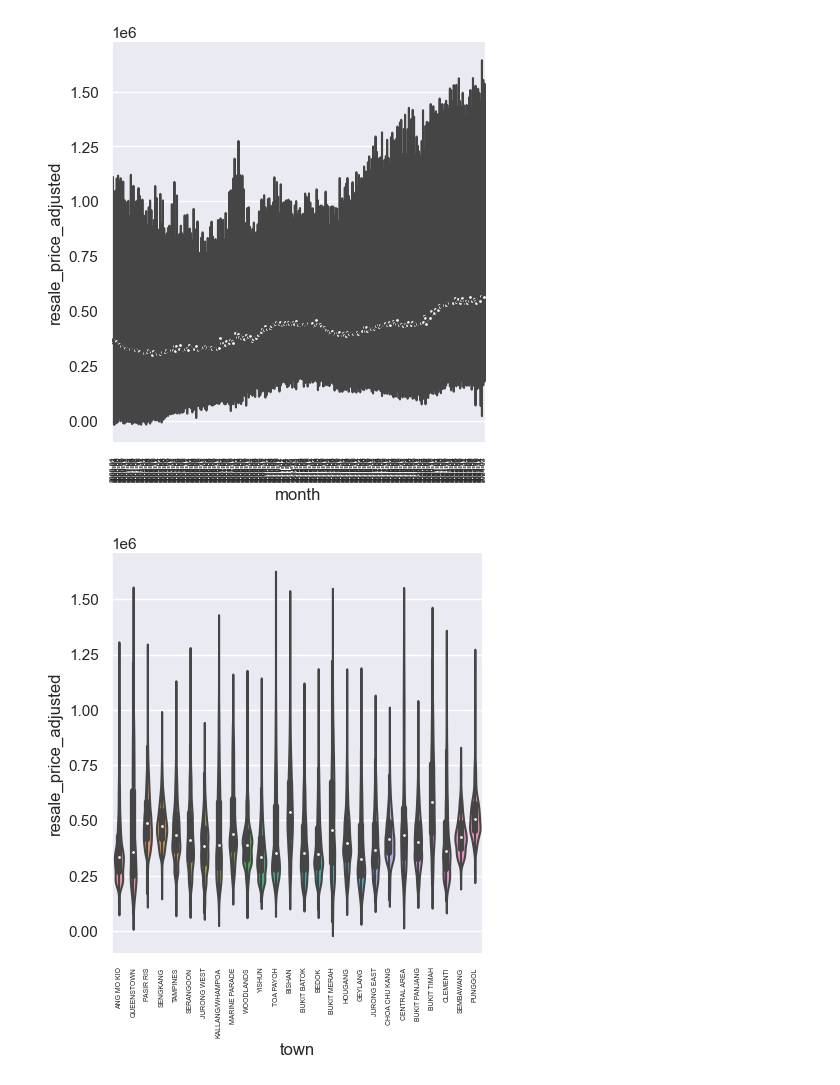
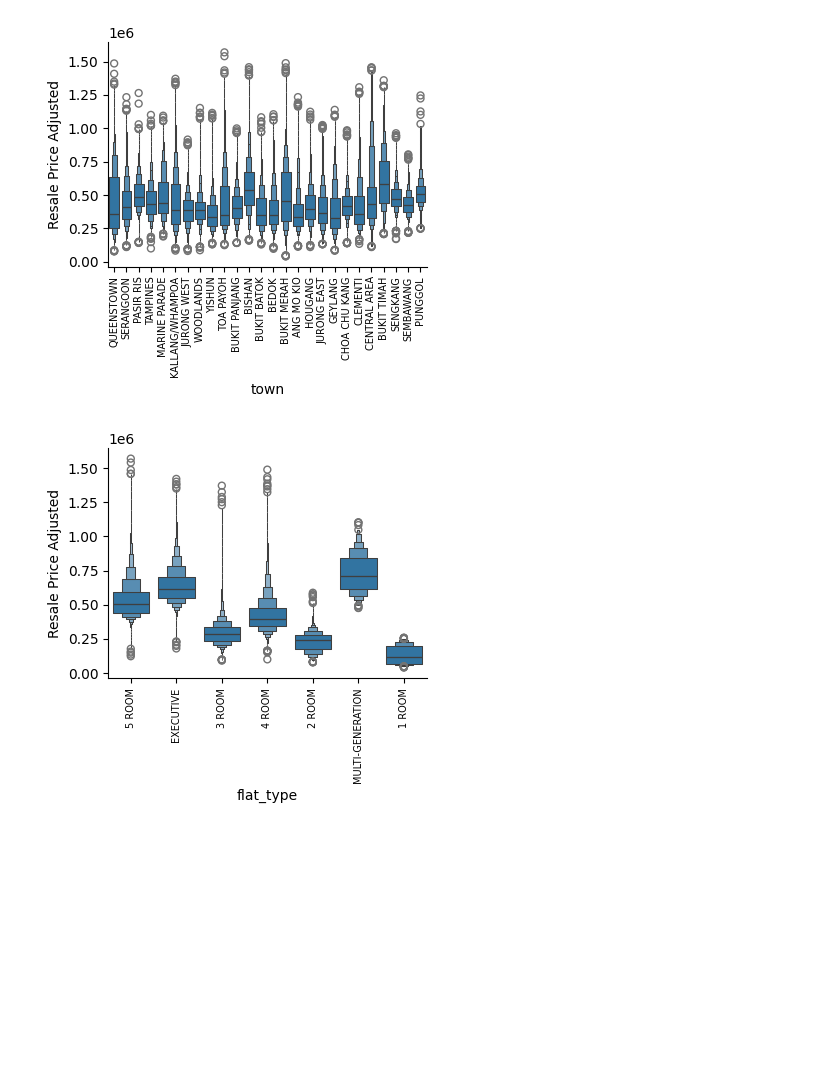
Before and after one commit to KuroInit/HDB-Resale-Price-Predict, a Jupyter notebook: data_prep.ipynb, the cells around one changed output. Drawn from its saved outputs; the diff is of its cells as text; code cells hidden in the pictures; blank space fills up the shorter version.

Commit message:
Update
- Cleaned up data-prep
- New notebook for all models

```diff
--- a/data_prep.ipynb
+++ b/data_prep.ipynb
@@ -59,0 +62,6 @@ dtype: object
+# %%
+raw_CPIData = pd.read_csv('data/raw_data/CPID.csv',header=None)
+t_CPIData = raw_CPIData.T
+t_CPIData.columns=t_CPIData.iloc[0]
+CPIData= t_CPIData.drop(0)
+CPIData.head()
@@ -59,0 +76,7 @@ dtype: object
+# %%
+CPIData['Year'] = CPIData['DataSeries'].str[:4]  # Extract the first four characters as the year
+CPIData['Month'] = CPIData['DataSeries'].str[4:]
+cols = CPIData.columns.tolist()  # Convert column names to a list
+cols = cols[-2:] + cols[:-2]  # Move the last two columns to the front
+CPIData_updated = CPIData[cols]
+CPIData_clean = CPIData_updated.drop(columns="DataSeries")
@@ -103,0 +160,4 @@ plt.show()
+# %%
+merged_data = pd.merge(sorted_combined_data, AccomsCPI, on=['Year','Month'])
+merged_data['AdjustmentValue'] = merged_data['AdjustmentValue'].fillna("NA")
+merged_data
@@ -104,9 +178,10 @@ plt.show()
 # %%
-#to arrange adjust the saleprice to today's cost
-merged_data = pd.merge(sorted_combined_data, AccomsCPI, left_on='month', right_on='Period', how='left')
-merged_data['AdjustmentValue'].fillna(1, inplace=True)
+# Adjust the sale price to today's cost
 merged_data['resale_price_adjusted'] = merged_data['resale_price'] * merged_data['AdjustmentValue']
-merged_data.drop(['Period', 'CPIvalue'], axis=1, inplace=True)
+
+# Drop the unnecessary columns after adjustment
+columns_to_drop = ['CPIvalue']
+merged_data.drop(columns=[col for col in columns_to_drop if col in merged_data.columns], axis=1, inplace=True)
 
 #changing "x" years and "y" months into x+(y/12) years ---> eg 4years 6 months = 4.5years
 merged_data['years'] = merged_data['remaining_lease'].str.extract(r'(\d+) years').astype(float)
@@ -118,10 +193,10 @@ merged_data = merged_data.drop(['years', 'months'], axis=1)
 merged_data['lower_storey'] = merged_data['storey_range'].str.extract(r'(\d+) TO (\d+)').astype(float).iloc[:,0]
 merged_data['upper_storey'] = merged_data['storey_range'].str.extract(r'(\d+) TO (\d+)').astype(float).iloc[:,1]
 merged_data['average_storey'] = (merged_data['lower_storey'] + merged_data['upper_storey']) / 2
-merged_data = merged_data.drop(['lower_storey', 'upper_storey','storey_range','block','street_name','resale_price','AdjustmentValue'], axis=1)
+columns_to_drop_final = ['lower_storey', 'upper_storey', 'storey_range', 'resale_price', 'AdjustmentValue']
+merged_data = merged_data.drop(columns=[col for col in columns_to_drop_final if col in merged_data.columns], axis=1)
 
-#fill na for remaining lease
-merged_data['remaining_lease'].fillna(np.nan, inplace=True)
+merged_data['remaining_lease'] = merged_data['remaining_lease'].fillna(np.nan)
 
-merged_data.dtypes
+merged_data
 # %% [output]
@@ -228,8 +216,11 @@ dtype: object
 # %%
-categoricaldata = pd.DataFrame(merged_data[['month', 'town', 'flat_type', 'flat_model', 'resale_price_adjusted']])
-for var in ['month', 'town', 'flat_type', 'flat_model']:
-    plot = sb.catplot(data=categoricaldata, x=var, y='resale_price_adjusted', kind = 'violin')
-    plot.set_xticklabels(fontsize=5,rotation = 90)
+categoricaldata = pd.DataFrame(merged_data[['town', 'flat_type', 'flat_model', 'resale_price_adjusted']])
+for column in ['town','flat_type','flat_model']:
+    g = sb.FacetGrid(categoricaldata,height=4, sharex=False, sharey=False)
+    g.map(sb.boxenplot, column, 'resale_price_adjusted')
+    g.set_xticklabels(fontsize=7,rotation=90)  # Rotate x-axis labels if needed
+    g.set_axis_labels(column, 'Resale Price Adjusted')
+    g.tight_layout()
 # %% [output]
-[figure, old version]
+[figure, new version]
-[figure, old version]
+[figure, new version]
```
Also changed, not shown: parts of 24 cells of this notebook, 3 other files.
